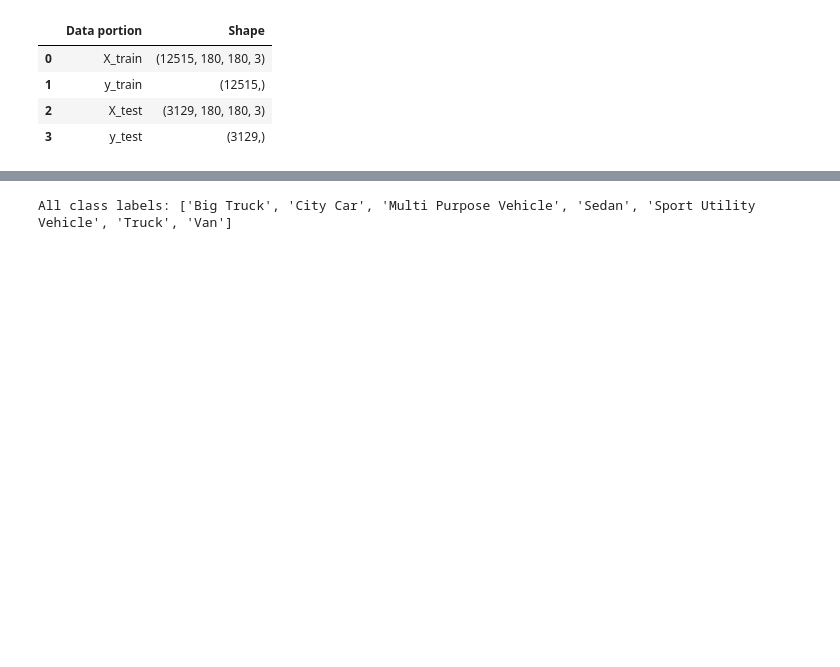
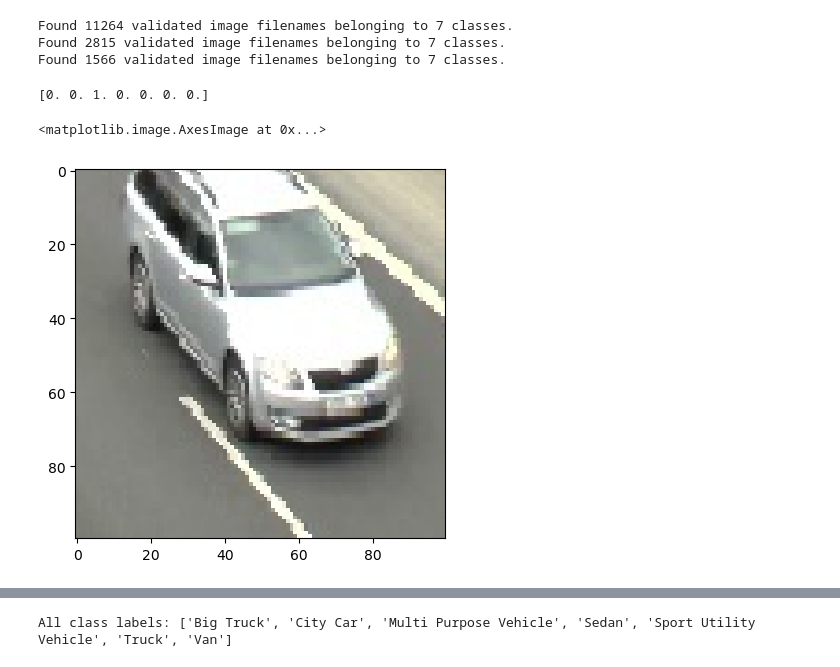
Before and after one commit to edwardcaii/MLclass, a Jupyter notebook: VehiclePredictionCNN/Vehicle_Prediction_Using_CNN.ipynb, the cells around one changed output, grey strips where cells are left out. Saved outputs shown, nothing was run; the diff lists cells and outputs as text; code cells hidden in the pictures; blank space fills up the shorter version.

```diff
--- a/VehiclePredictionCNN/Vehicle_Prediction_Using_CNN.ipynb
+++ b/VehiclePredictionCNN/Vehicle_Prediction_Using_CNN.ipynb
@@ -74,17 +85,53 @@ plt.show()
-# %%
-X_train, X_test, y_train, y_test = train_test_split(X, y, test_size= 0.2, random_state=123)
-
-shape_dict = {
-    "Data portion": ["X_train", "y_train", "X_test", "y_test"],
-    "Shape": [X_train.shape, y_train.shape, X_test.shape, y_test.shape],
-}
-
-shape_df = pd.DataFrame(shape_dict)
-shape_df
-# %% [output]
-|  | Data portion | Shape |
-| 0 | X_train | (12515, 180, 180, 3) |
-| 1 | y_train | (12515,) |
-| 2 | X_test | (3129, 180, 180, 3) |
-| 3 | y_test | (3129,) |
+# %%
+train_data_gen = ImageDataGenerator(
+    rescale=1./255,
+    validation_split=0.2
+)
+
+test_data_gen = ImageDataGenerator(
+    rescale=1./255
+)
+# %%
+# Create the training, validation and testing generators
+train_generator = train_data_gen.flow_from_dataframe(
+    training_df,
+    x_col='images_path',
+    y_col='labels',
+    target_size=(IMAGE_HEIGHT, IMAGE_WIDTH),
+    class_mode='categorical',
+    batch_size=BATCH_SIZE,
+    subset='training'
+)
+
+validation_generator = train_data_gen.flow_from_dataframe(
+    training_df,
+    x_col='images_path',
+    y_col='labels',
+    target_size=(IMAGE_HEIGHT, IMAGE_WIDTH),
+    class_mode='categorical',
+    batch_size=BATCH_SIZE,
+    subset='validation'
+)
+
+test_generator = test_data_gen.flow_from_dataframe(
+    testing_df,
+    x_col='images_path',
+    y_col='labels',
+    target_size=(IMAGE_HEIGHT, IMAGE_WIDTH),
+    class_mode='categorical',
+    batch_size=TEST_BATCH_SIZE,
+    shuffle=False
+)
+# %% [output]
+Found 11264 validated image filenames belonging to 7 classes.
+Found 2815 validated image filenames belonging to 7 classes.
+Found 1566 validated image filenames belonging to 7 classes.
+# %%
+sample_img, sample_label = train_generator[1]
+print(sample_label[4])
+plt.imshow(sample_img[4])
+# %% [output]
+[0. 0. 1. 0. 0. 0. 0.]
+<matplotlib.image.AxesImage at 0x...>
+[figure, added]
 # %%
```
Also changed, not shown: parts of 13 cells of this notebook, 3 other files.
